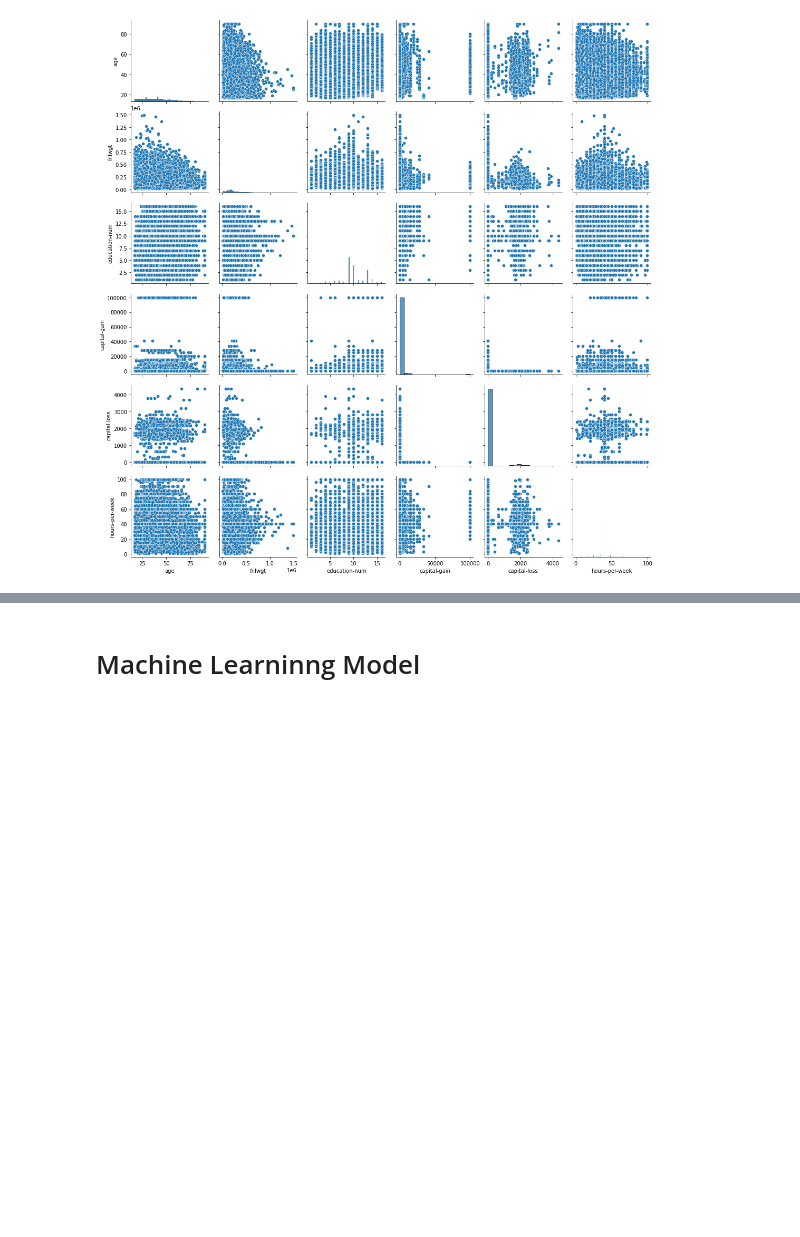
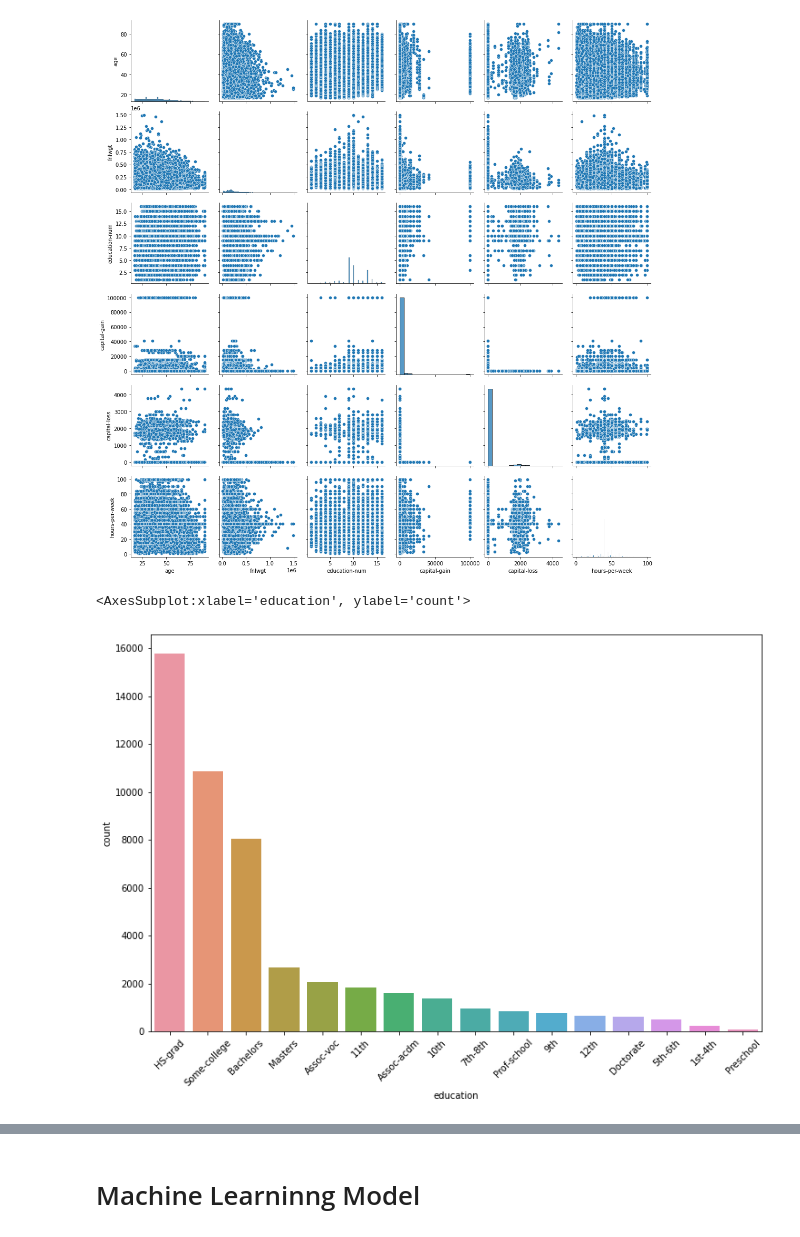
Before and after one commit to clicksign/python-dev-test, a Jupyter notebook: EDA.ipynb, the cells around one changed output, grey strips where cells are left out. Cells and saved outputs as stored; diff of their text form; code cells hidden in the pictures; blank space fills up the shorter version.

```diff
--- a/EDA.ipynb
+++ b/EDA.ipynb
@@ -411,3 +412,13 @@ sns.pairplot(df)
 # %% [output]
 <seaborn.axisgrid.PairGrid at 0x...>
 [figure]
+# %%
+plt.figure(figsize=(12,8))
+plt.xticks(rotation = 45)
+sns.countplot(df['education'],
+             order = df['education'].value_counts().index)
+
+# Nivel educacional predominante:HS-Grad
+# %% [output]
+<AxesSubplot:xlabel='education', ylabel='count'>
+[figure, added]
```
Also changed, not shown: parts of 16 cells of this notebook.
